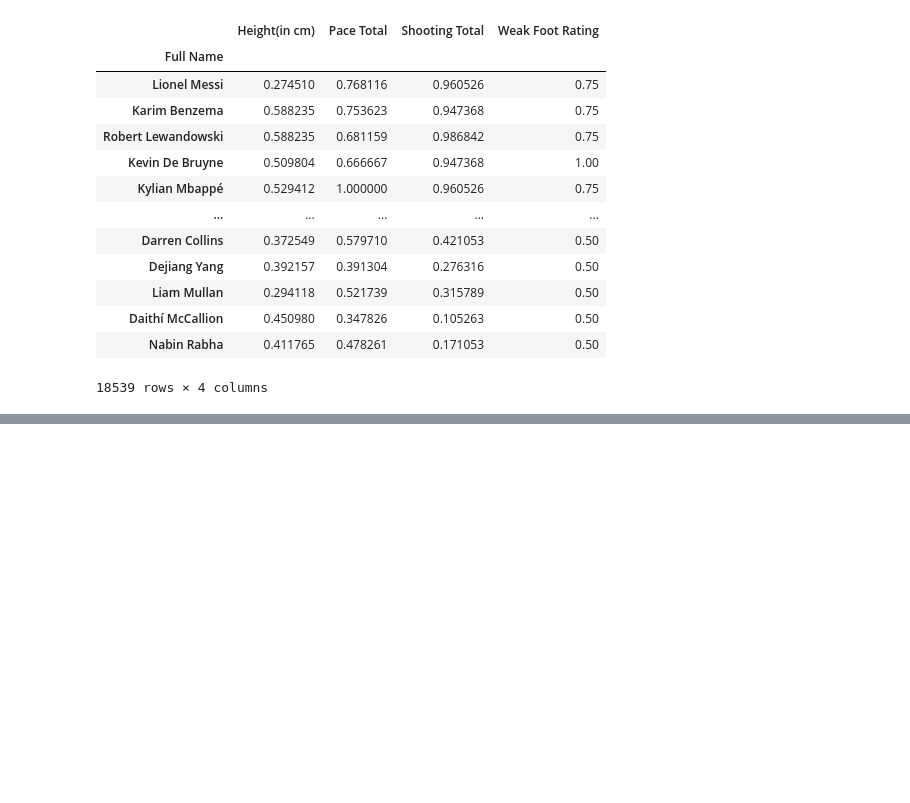
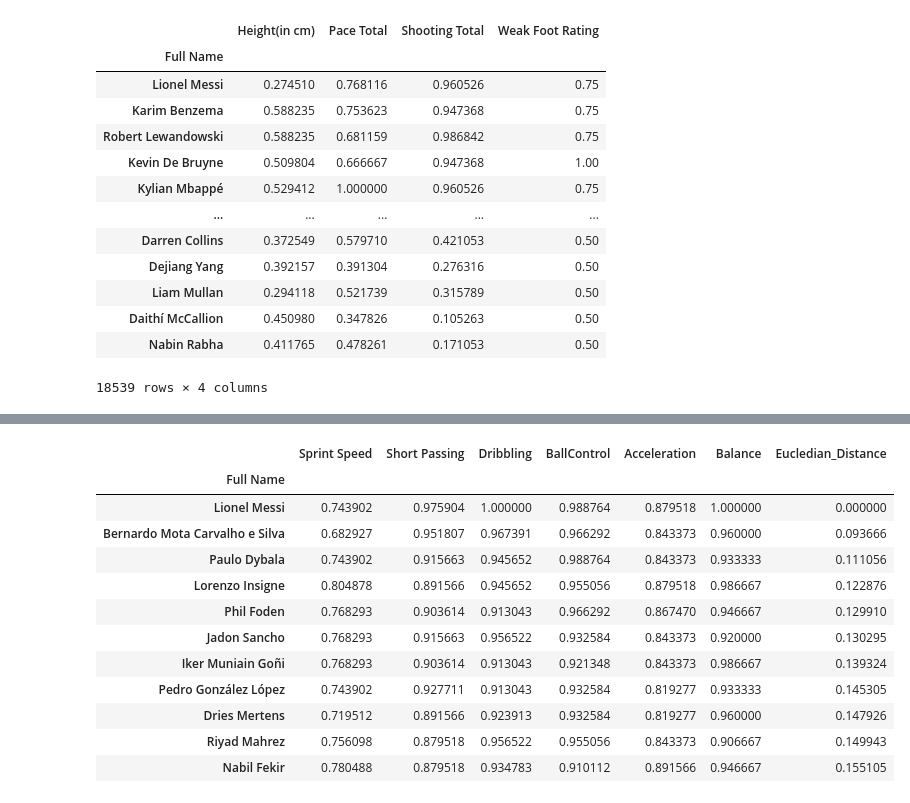
Before and after one commit to chiefotto/inst414asm3, a Jupyter notebook: main.ipynb, the cells around one changed output, grey strips where cells are left out. Drawn from its saved outputs; the diff is of its cells as text; code cells hidden in the pictures; blank space fills up the shorter version.

Commit message:
final euclidean distance finished

```diff
--- a/main.ipynb
+++ b/main.ipynb
@@ -131,0 +129,37 @@ top_10_closest
+# %%
+messi_attr = ['Sprint Speed','Short Passing','Dribbling','BallControl','Acceleration','Balance']
+
+messi_df = (df[messi_attr]-df[messi_attr].min())/(df[messi_attr].max()-df[messi_attr].min())
+
+
+
+
+messi = 'Lionel Messi'
+
+messi_stats = messi_df.loc[messi]
+messi_stats = messi_stats.values.reshape(1,-1)
+
+
+
+messi_df['Eucledian_Distance'] = euclidean_distances((messi_df.values), (messi_stats))
+
+
+messi_df = messi_df.sort_values(by='Eucledian_Distance', ascending=True)
+
+top_10_closest = messi_df.head(11)
+
+top_10_closest
+# %% [output]
+|  | Sprint Speed | Short Passing | Dribbling | BallControl | Acceleration | Balance | Eucledian_Distance |
+| Full Name |  |  |  |  |  |  |  |
+| Lionel Messi | 0.743902 | 0.975904 | 1.000000 | 0.988764 | 0.879518 | 1.000000 | 0.000000 |
+| Bernardo Mota Carvalho e Silva | 0.682927 | 0.951807 | 0.967391 | 0.966292 | 0.843373 | 0.960000 | 0.093666 |
+| Paulo Dybala | 0.743902 | 0.915663 | 0.945652 | 0.988764 | 0.843373 | 0.933333 | 0.111056 |
+| Lorenzo Insigne | 0.804878 | 0.891566 | 0.945652 | 0.955056 | 0.879518 | 0.986667 | 0.122876 |
+| Phil Foden | 0.768293 | 0.903614 | 0.913043 | 0.966292 | 0.867470 | 0.946667 | 0.129910 |
+| Jadon Sancho | 0.768293 | 0.915663 | 0.956522 | 0.932584 | 0.843373 | 0.920000 | 0.130295 |
+| Iker Muniain Goñi | 0.768293 | 0.903614 | 0.913043 | 0.921348 | 0.843373 | 0.986667 | 0.139324 |
+| Pedro González López | 0.743902 | 0.927711 | 0.913043 | 0.932584 | 0.819277 | 0.933333 | 0.145305 |
+| Dries Mertens | 0.719512 | 0.891566 | 0.923913 | 0.932584 | 0.819277 | 0.960000 | 0.147926 |
+| Riyad Mahrez | 0.756098 | 0.879518 | 0.956522 | 0.955056 | 0.843373 | 0.906667 | 0.149943 |
+| Nabil Fekir | 0.780488 | 0.879518 | 0.934783 | 0.910112 | 0.891566 | 0.946667 | 0.155105 |
```
Also changed, not shown: parts of 3 cells of this notebook.
